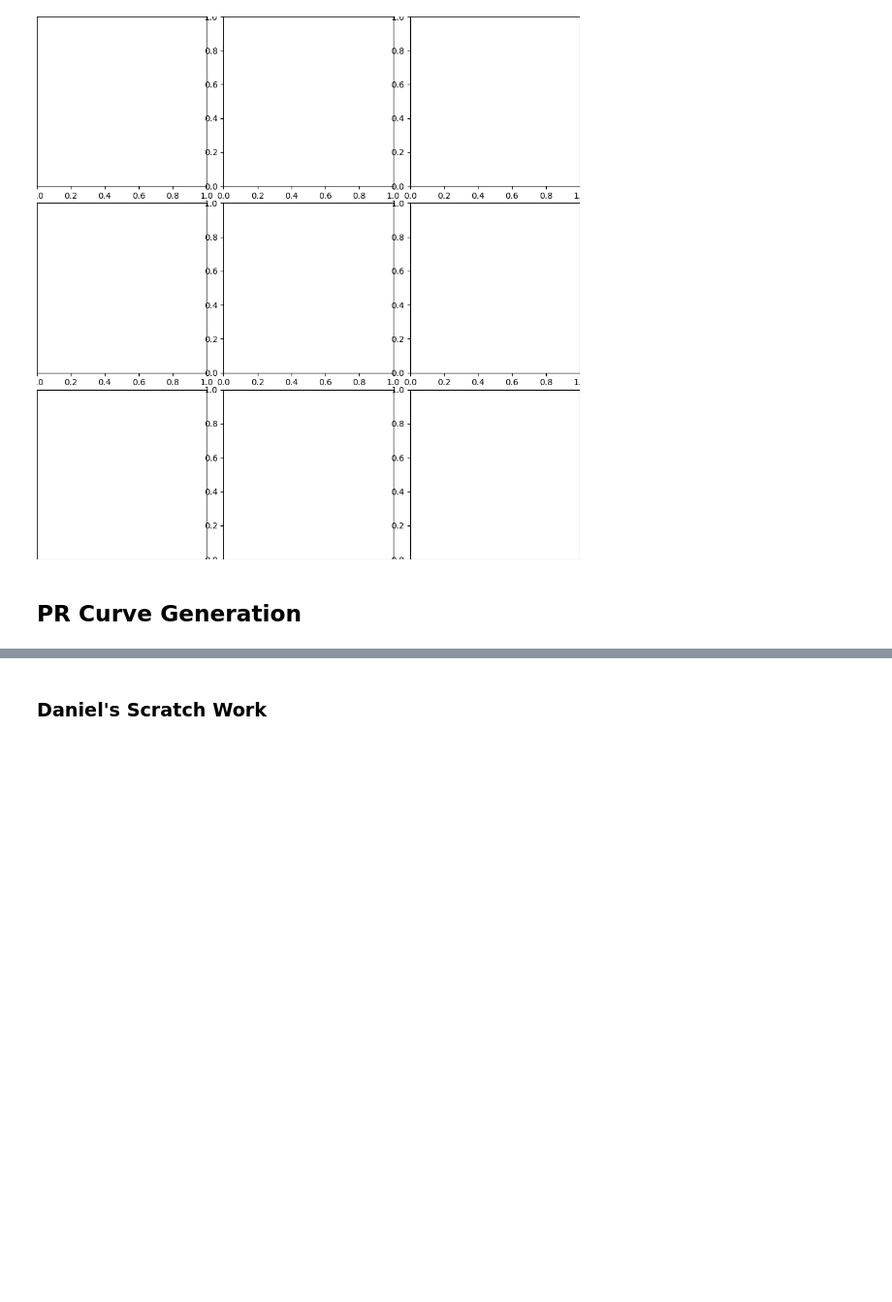
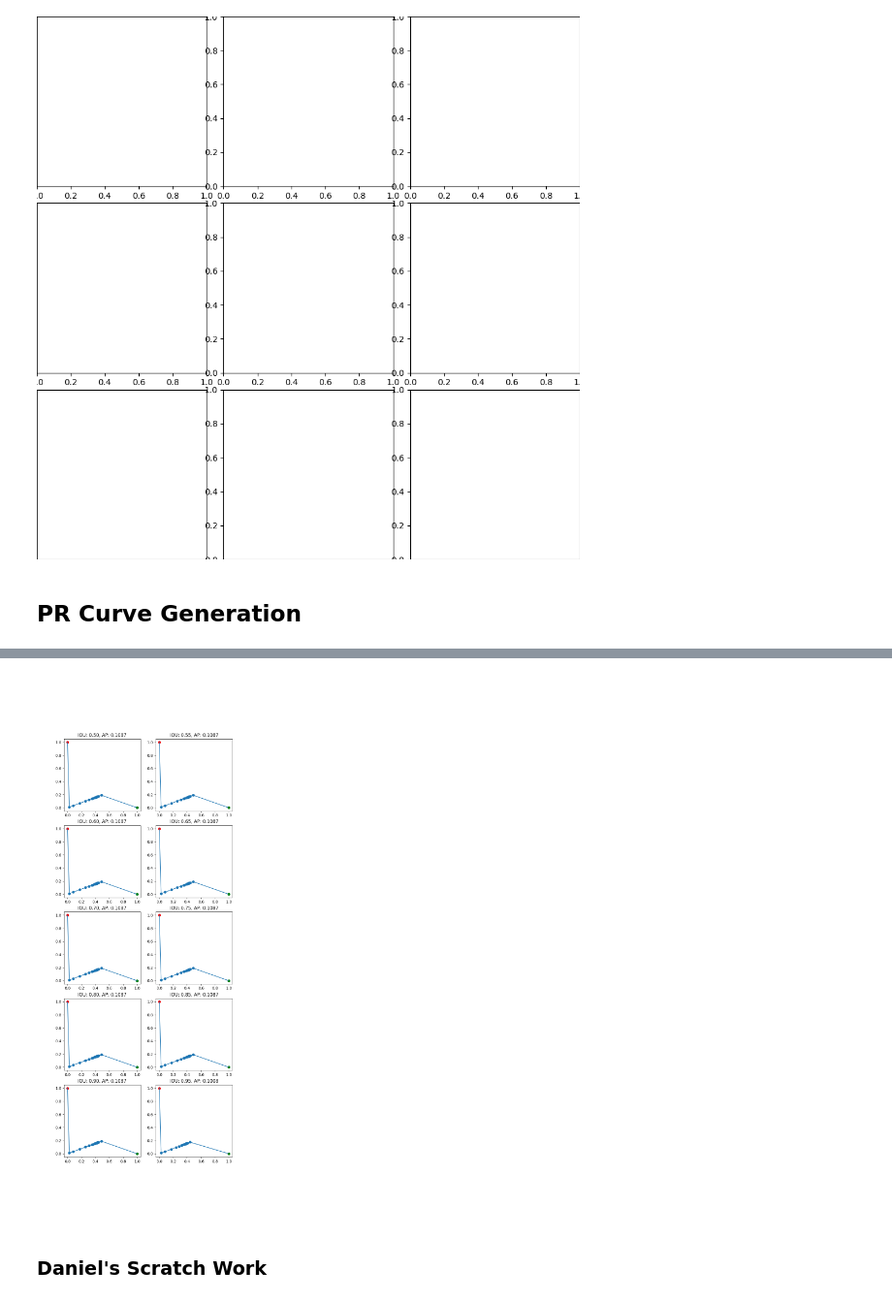
Before and after one commit to twardlab/yolo_model, a Jupyter notebook: yolo_example.ipynb, the cells around one changed output, grey strips where cells are left out. Shown at 97% size. Saved outputs shown, nothing was run; the diff lists cells and outputs as text; code cells hidden in the pictures; blank space fills up the shorter version.

```diff
--- a/yolo_example.ipynb
+++ b/yolo_example.ipynb
@@ -542,0 +528,88 @@ Removed 15 total boxes
+# %%
+from scipy.integrate import trapezoid
+
+def compute_pr_curves(gt_bboxes, pred_bboxes, pred_scores):
+
+    iou_threshold  = [round(x,2) for x in list(np.arange(0.5,1.0,0.05))]
+    conf_threshold = [round(x,2) for x in list(np.arange(0.01,1.0,0.01))]
+
+    all_pr_curves = []
+    for iou_thresh in iou_threshold:
+        print(f'===== Starting iou {iou_thresh} =====')
+        curr_pr_curve = [[0.0, 1.0, -1]]
+        for conf_thresh in conf_threshold:
+            print(f'Starting conf {conf_thresh}')
+            bbox = gt_bboxes.copy().tolist()
+
+            tp = 0
+            fp = 0
+            for bb0, s in zip(pred_bboxes, pred_scores):
+                if s < conf_thresh:
+                    fp += 1
+                    continue
+
+                for bb1 in bbox:
+                    if iou(bb0,torch.FloatTensor(bb1)) > iou_thresh:
+                        tp += 1
+                        bbox.remove(bb1)
+                        break
+                    else:
+                        continue
+
+            fn = len(bbox)
+            precision = tp / (tp + fp)
+            recall = tp / (tp + fn)
+            print(f'(tp, fp, fn) = ({tp}, {fp}, {fn})\n')
+            curr_pr_curve.append([precision, recall, conf_thresh])
+
+        curr_pr_curve.append([1.0, 0.0, -1])
+        all_pr_curves.append(curr_pr_curve)
+
+    return all_pr_curves
+
+def plot_pr_curves(all_pr_curves):
+    iou_threshold  = [round(x,2) for x in list(np.arange(0.5,1.0,0.05))]
+
+    nrows, ncols = 5, 2
+    fig, axs = plt.subplots(nrows, ncols)
+    fig.set_size_inches(ncols*4, nrows*4)
+
+    i, j = 0, 0
+    all_avg_prec = []
+    for idx, pr_curve in enumerate(all_pr_curves):
+
+        p = [elem[0] for elem in pr_curve]
+        r = [elem[1] for elem in pr_curve]
+        ap = trapezoid(r,p)
+
+        axs[i][j].scatter(r,p)
+        axs[i][j].plot(r,p)
+        axs[i][j].scatter(r[0],p[0],color='green')
+        axs[i][j].scatter(r[-1],p[-1],color='red')
+        axs[i][j].set_title(f'IOU: {iou_threshold[idx]:.2f}, AP: {ap:.4f}')
+
+        all_avg_prec.append(ap)
+
+        j += 1
+        if j >= ncols:
+            i += 1
+            j = 0
+
+    return fig, axs
+
+def get_mAP(all_pr_curves):
+
+    all_ap = []
+    for idx, pr_curve in enumerate(all_pr_curves):
+        p = [elem[0] for elem in pr_curve]
+        r = [elem[1] for elem in pr_curve]
+        ap = trapezoid(r,p)
+        all_ap.append(ap)
+
+    return np.mean(all_ap)
+
+out = compute_pr_curves(bbox, bboxes_, scores_)
+fig, axs = plot_pr_curves(out)
+mAP = get_mAP(out)
+print(f'mAP: {mAP}')
+# %% [output]
@@ -542,0 +617 @@ Removed 15 total boxes
+[figure, added]
```
Also changed, not shown: parts of 10 cells of this notebook.
